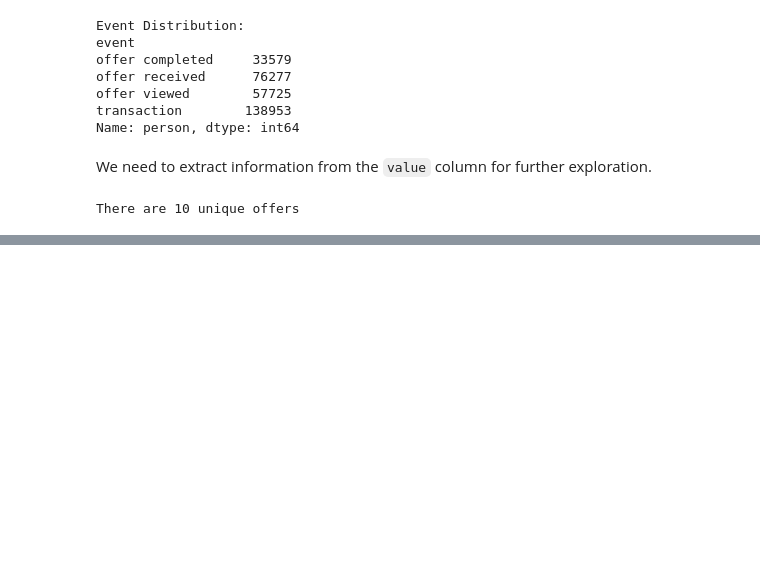
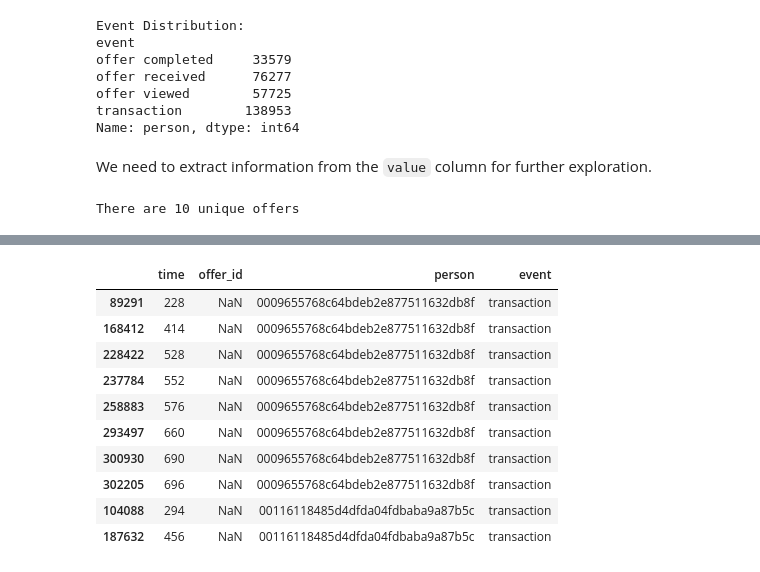
Before and after one commit to EraYJS/starbucks_capstone, a Jupyter notebook: Starbucks_Capstone_notebook.ipynb, the cells around one changed output, grey strips where cells are left out. Drawn from its saved outputs; the diff is of its cells as text; code cells hidden in the pictures; blank space fills up the shorter version.

```diff
--- a/Starbucks_Capstone_notebook.ipynb
+++ b/Starbucks_Capstone_notebook.ipynb
@@ -270,0 +319,20 @@ There are 10 unique offers
+# %%
+offer_completed = pf_ts_merge[(pf_ts_merge['event']=='transaction') |
+                              (pf_ts_merge['event']=='offer_viewed')] \
+                             [['time', 'offer_id', 'person', 'event']]
+
+offer_completed['offer_id'] = offer_completed['offer_id'].ffill()
+
+offer_completed.head(10)
+# %% [output]
+|  | time | offer_id | person | event |
+| 89291 | 228 | NaN | 0009655768c64bdeb2e877511632db8f | transaction |
+| 168412 | 414 | NaN | 0009655768c64bdeb2e877511632db8f | transaction |
+| 228422 | 528 | NaN | 0009655768c64bdeb2e877511632db8f | transaction |
+| 237784 | 552 | NaN | 0009655768c64bdeb2e877511632db8f | transaction |
+| 258883 | 576 | NaN | 0009655768c64bdeb2e877511632db8f | transaction |
+| 293497 | 660 | NaN | 0009655768c64bdeb2e877511632db8f | transaction |
+| 300930 | 690 | NaN | 0009655768c64bdeb2e877511632db8f | transaction |
+| 302205 | 696 | NaN | 0009655768c64bdeb2e877511632db8f | transaction |
+| 104088 | 294 | NaN | 00116118485d4dfda04fdbaba9a87b5c | transaction |
+| 187632 | 456 | NaN | 00116118485d4dfda04fdbaba9a87b5c | transaction |
```
Also changed, not shown: parts of 9 cells of this notebook.
